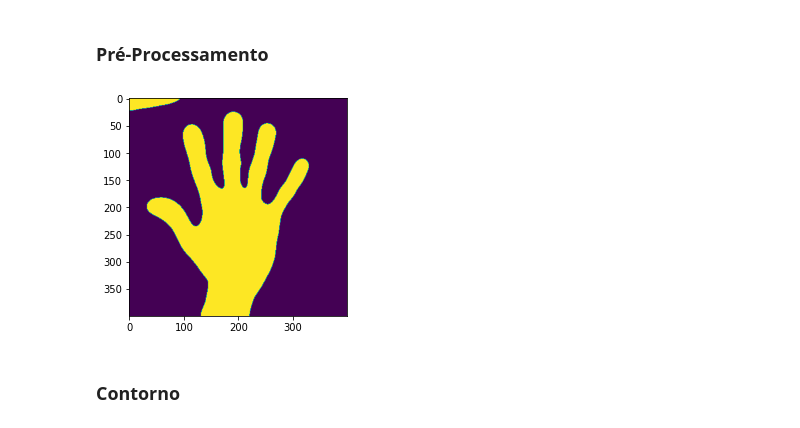
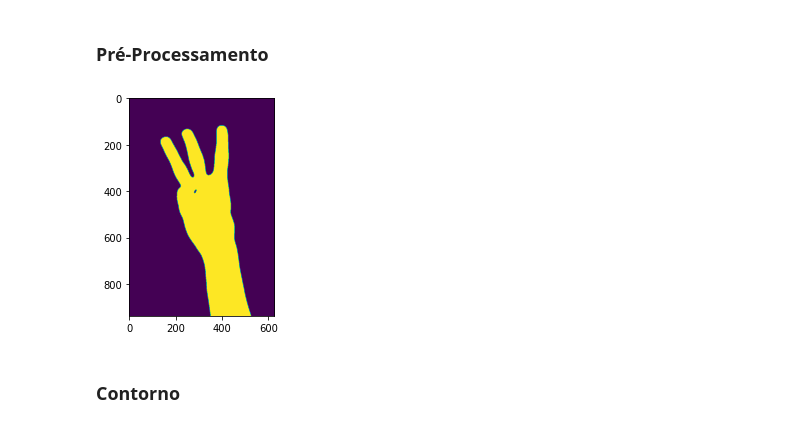
Before and after one commit to GodKelvin/PDI_Contagem_Dedos, a Jupyter notebook: Kelvin_Lehrback_Contagem_Dedos.ipynb, the cells around one changed output. Saved outputs shown, nothing was run; the diff lists cells and outputs as text; code cells hidden in the pictures.

```diff
--- a/Kelvin_Lehrback_Contagem_Dedos.ipynb
+++ b/Kelvin_Lehrback_Contagem_Dedos.ipynb
@@ -108,23 +112,23 @@ show_img_draw(imagem.copy())
 # %% [markdown]
 ### Pré-Processamento
 # %%
-imagem_teste = "base1/mao5.jpg"
+imagem_teste = "base1/mao3.jpg"
 imagem = cv2.imread(imagem_teste)
 #Aplicando binarizacao de OTSU
 #_, thresh1 = cv2.theshold(grey, 0, 255, cv2.THRESH_BINARY_INV + cv2.THRESH_OTSU)
 
 #show_img(imagem)
 
 img_grey = img_to_grey(imagem)
 #show_img(img_grey)
 
 img_gaus = gaussian_blur(img_grey)
 #show_img(img_gaus)
 
 img_bin = bin_otsu(img_gaus)
 show_img(img_bin)
 # %% [output]
-[figure, old version]
+[figure, new version]
 # %% [markdown]
 ### Contorno
 # %%
```
Also changed, not shown: parts of 6 cells of this notebook.
